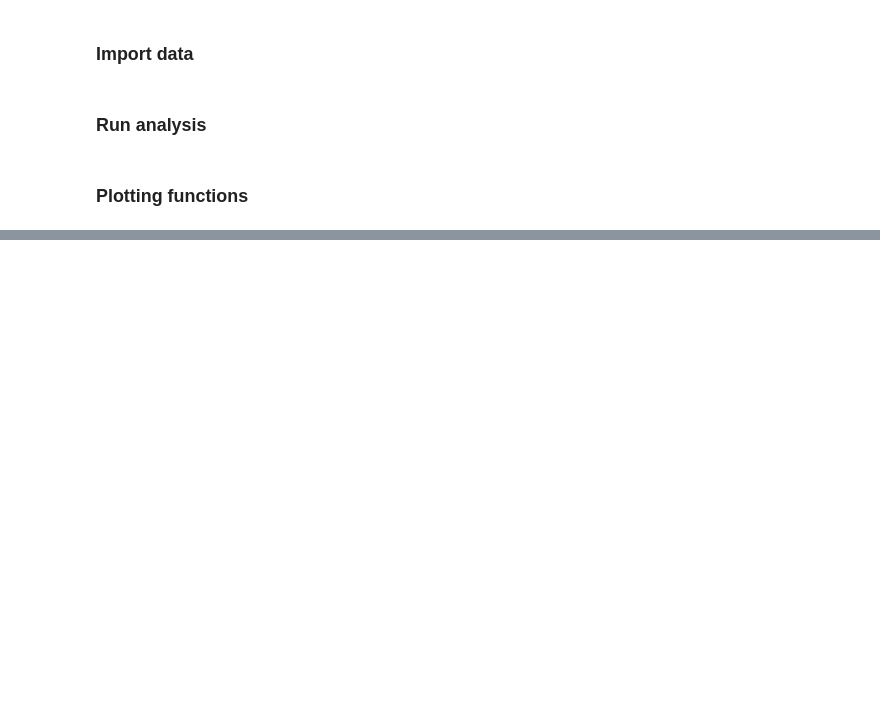
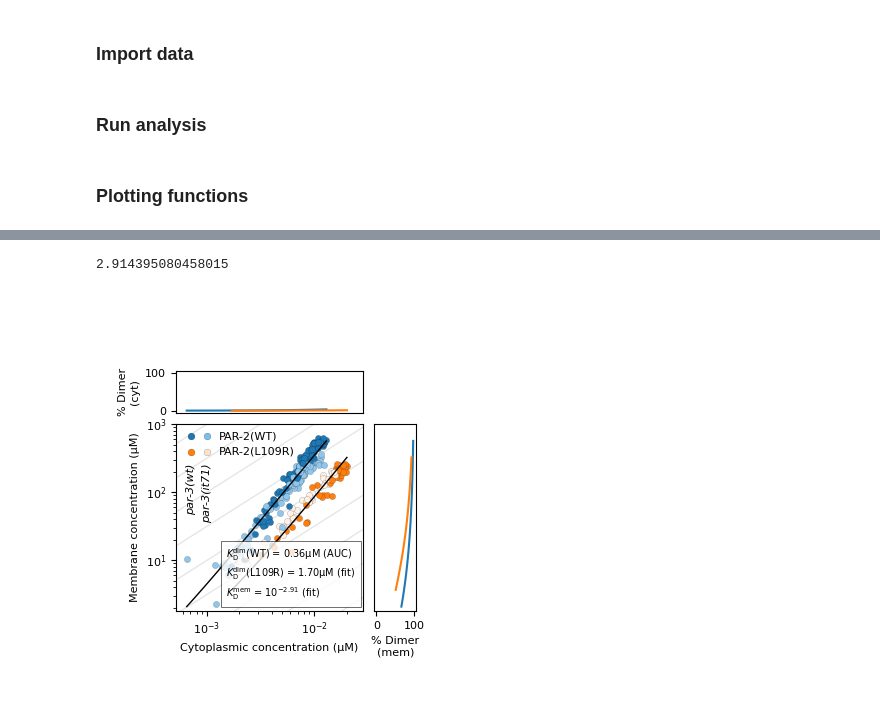
Before and after one commit to goehringlab/2023-Bland-bioRxiv, a Jupyter notebook: scripts/Analysis/DimerModelFitting/01 Figures.ipynb, the cells around one changed output, grey strips where cells are left out. Drawn from its saved outputs; the diff is of its cells as text; code cells hidden in the pictures; blank space fills up the shorter version.

```diff
--- a/scripts/Analysis/DimerModelFitting/01 Figures.ipynb
+++ b/scripts/Analysis/DimerModelFitting/01 Figures.ipynb
@@ -178,0 +153,7 @@ fig6.savefig('Figs/model_fit_s2_free.png', dpi=600, transparent=True)
+# %%
+fig2 = rundown_plot(analysis_s1)
+fig2.savefig('Figs/model_fit_s1.png', dpi=600, transparent=True)
+del fig2, analysis_s1
+# %% [output]
+2.914395080458015
+[figure, added]
```
Also changed, not shown: parts of 7 cells of this notebook, 21 other files.
